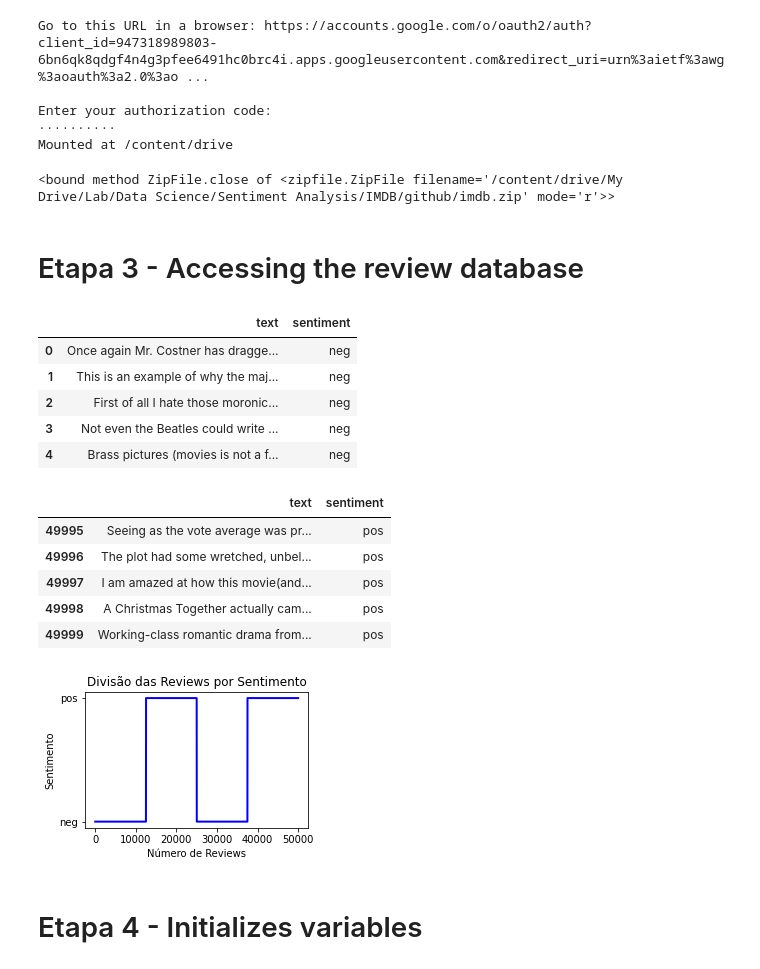
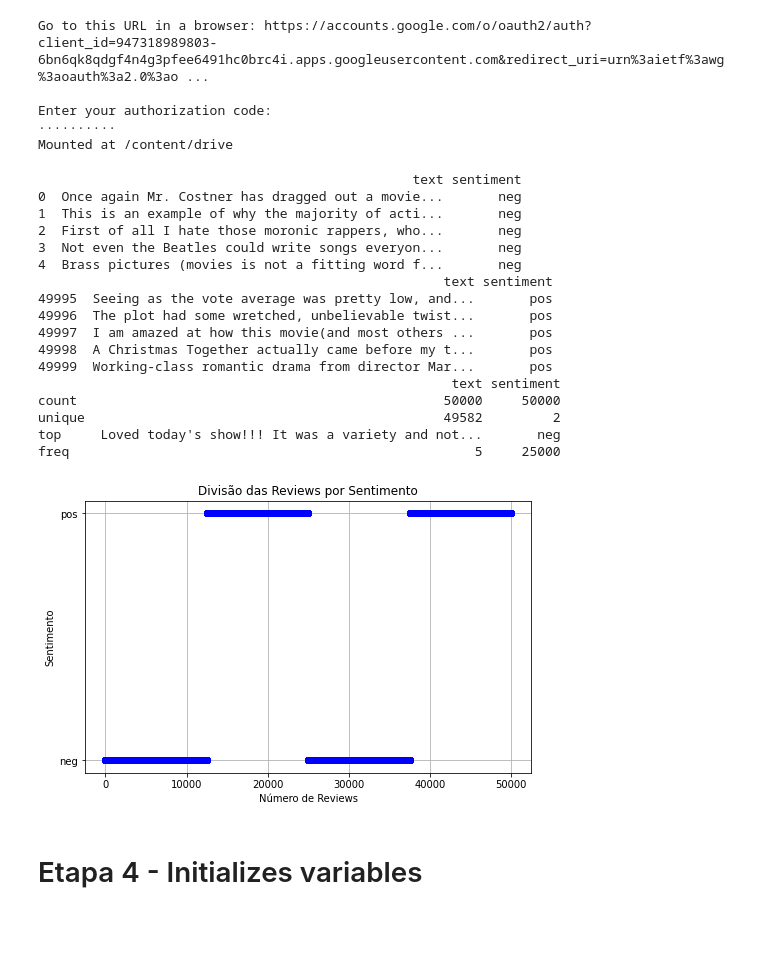
Before and after one commit to cristianokunas/Sentiment_Analysis, a Jupyter notebook: Sentiment_Analysis.ipynb, the cells around one changed output. Cells and saved outputs as stored; diff of their text form; code cells hidden in the pictures; blank space fills up the shorter version.

```diff
--- a/Sentiment_Analysis.ipynb
+++ b/Sentiment_Analysis.ipynb
@@ -67,41 +78,44 @@ Mounted at /content/drive
 # %%
 path = "/content/drive/My Drive/Lab/Data Science/Sentiment Analysis/IMDB/github/imdb.zip"
 zip_object = zipfile.ZipFile(file=path, mode="r")
 zip_object.extractall("/content/drive/My Drive/Lab/Data Science/Sentiment Analysis/IMDB/github")
 zip_object.close
+
+# Carrega o arquivo de dados .csv
+data = pd.read_csv('/content/drive/My Drive/Lab/Data Science/Sentiment Analysis/IMDB/github/imdb.csv')
+print(data.head())
+print(data.tail())
+
+#descriptions
+print(data.describe())
+
+
+plt.figure(figsize=(8, 5))
+plt.plot(data['sentiment'], 'ro', color='b')
+plt.title('Divisão das Reviews por Sentimento')
+plt.xlabel('Número de Reviews')
+plt.ylabel('Sentimento')
+plt.grid(True)
+plt.show()
 # %% [output]
-<bound method ZipFile.close of <zipfile.ZipFile filename='/content/drive/My Drive/Lab/Data Science/Sentiment Analysis/IMDB/github/imdb.zip' mode='r'>>
+                                                text sentiment
+0  Once again Mr. Costner has dragged out a movie...       neg
+1  This is an example of why the majority of acti...       neg
+2  First of all I hate those moronic rappers, who...       neg
+3  Not even the Beatles could write songs everyon...       neg
+4  Brass pictures (movies is not a fitting word f...       neg
+                                                    text sentiment
+49995  Seeing as the vote average was pretty low, and...       pos
+49996  The plot had some wretched, unbelievable twist...       pos
+49997  I am amazed at how this movie(and most others ...       pos
+49998  A Christmas Together actually came before my t...       pos
+49999  Working-class romantic drama from director Mar...       pos
+                                                     text sentiment
+count                                               50000     50000
+unique                                              49582         2
+top     Loved today's show!!! It was a variety and not...       neg
+freq                                                    5     25000
+[figure, added]
-# %% [markdown]
-# Etapa 3 - Accessing the review database
-# %%
-# Carrega o arquivo de dados .csv
-data = pd.read_csv('/content/drive/My Drive/Lab/Data Science/Sentiment Analysis/IMDB/github/imdb.csv')
-data.head()
-# %% [output]
-|  | text | sentiment |
-| 0 | Once again Mr. Costner has dragge... | neg |
-| 1 | This is an example of why the maj... | neg |
-| 2 | First of all I hate those moronic... | neg |
-| 3 | Not even the Beatles could write ... | neg |
-| 4 | Brass pictures (movies is not a f... | neg |
-# %%
-data.tail()
-# %% [output]
-|  | text | sentiment |
-| 49995 | Seeing as the vote average was pr... | pos |
-| 49996 | The plot had some wretched, unbel... | pos |
-| 49997 | I am amazed at how this movie(and... | pos |
-| 49998 | A Christmas Together actually cam... | pos |
-| 49999 | Working-class romantic drama from... | pos |
-# %%
-plt.figure(figsize=(4, 2.5))
-plt.plot(data['sentiment'], lw=2.0, color='b')
-plt.title('Divisão das Reviews por Sentimento')
-plt.xlabel('Número de Reviews')
-plt.ylabel('Sentimento')
-plt.show()
-# %% [output]
-[figure, removed]
 # %% [markdown]
 # Etapa 4 - Initializes variables
 # %%
```
Also changed, not shown: parts of 21 cells of this notebook.
